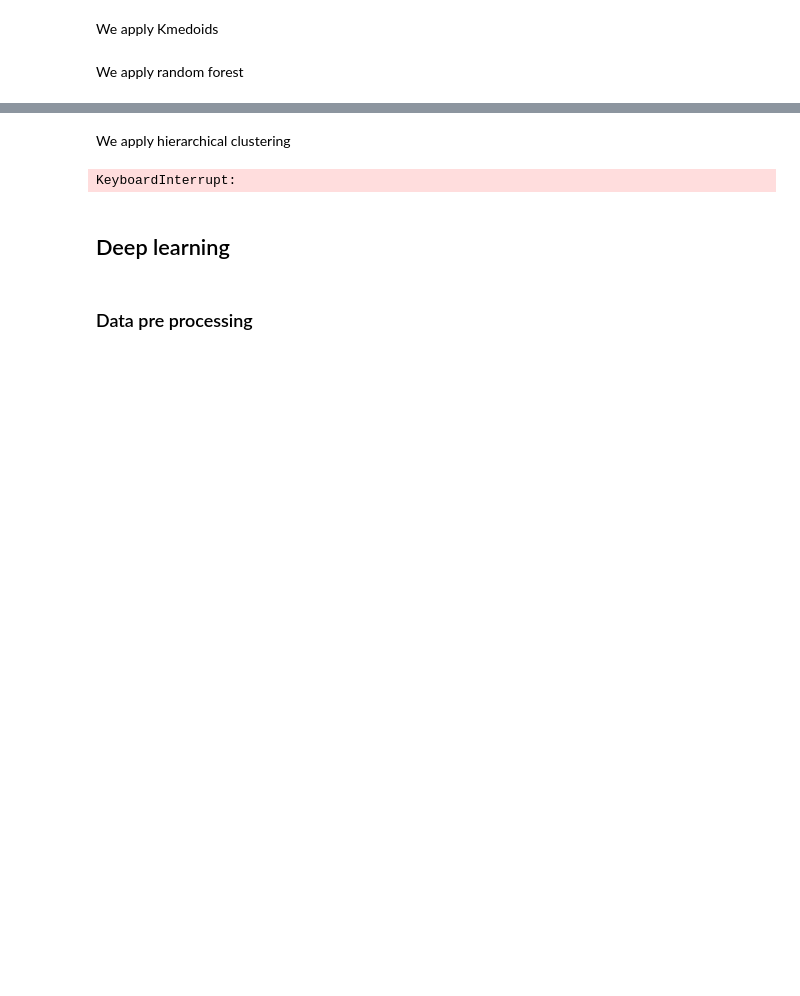
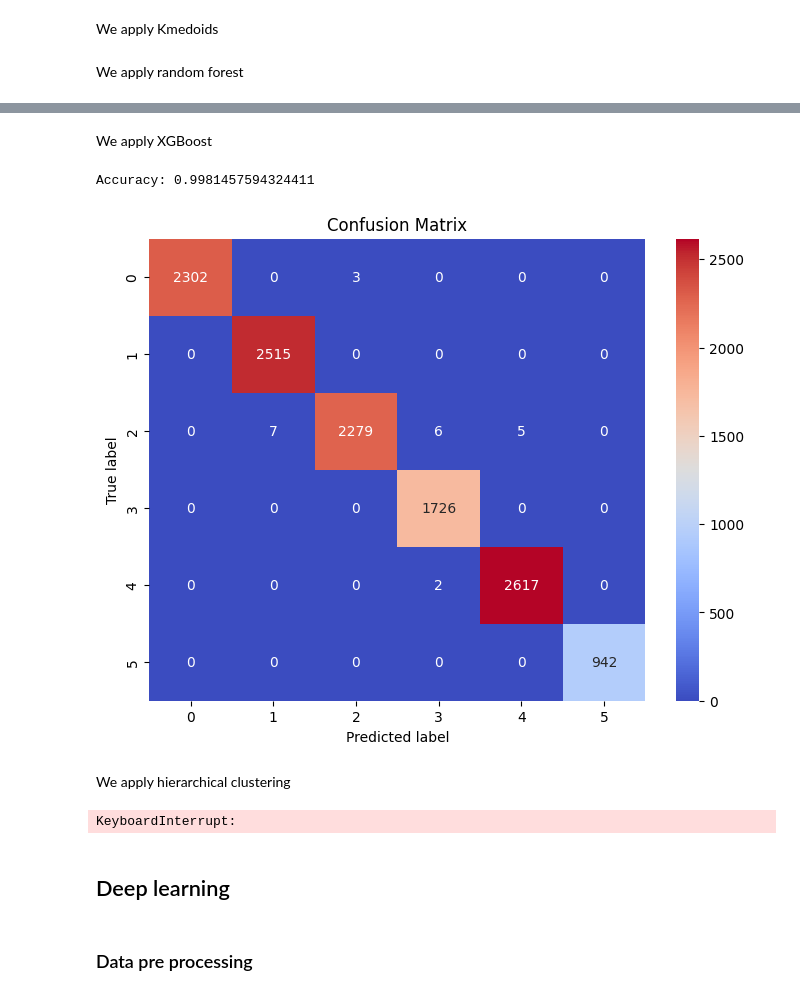
Before and after one commit to Frollamma/progetto-piccialli, a Jupyter notebook: main.ipynb, the cells around one changed output, grey strips where cells are left out. Cells and saved outputs as stored; diff of their text form; code cells hidden in the pictures; blank space fills up the shorter version.

Commit message:
Add xgboost

```diff
--- a/main.ipynb
+++ b/main.ipynb
@@ -878,6 +876,47 @@ Accuracy: 0.9995969042244437
     accuracy                           1.00     12404
    macro avg       1.00      1.00      1.00     12404
 weighted avg       1.00      1.00      1.00     12404
+# %% [markdown]
+We apply XGBoost
+# %%
+# Apply XGBoost
+import xgboost as xgb
+from sklearn.metrics import accuracy_score
+
+# Set the number of estimators
+n_estimators = 10
+
+# Create an instance of the classifier
+clf = xgb.XGBClassifier(n_estimators=n_estimators)
+
+# Train the classifier
+clf.fit(X_train, y_train)
+
+# Predict the labels
+y_pred = clf.predict(X_test)
+
+# Calculate the accuracy
+accuracy = accuracy_score(y_test, y_pred)
+print(f"Accuracy: {accuracy}")
+
+# Print the confusion matrix
+from sklearn.metrics import confusion_matrix
+import seaborn as sns
+import matplotlib.pyplot as plt
+
+# Create the confusion matrix
+conf_matrix = confusion_matrix(y_test, y_pred)
+
+# Plot the confusion matrix
+plt.figure(figsize=(8, 6))
+sns.heatmap(conf_matrix, annot=True, cmap='coolwarm', fmt='d')
+plt.xlabel('Predicted label')
+plt.ylabel('True label')
+plt.title('Confusion Matrix')
+plt.show()
+# %% [output]
+Accuracy: 0.9981457594324411
+[figure, added]
 # %% [markdown]
 We apply hierarchical clustering
 # %%
```
Also changed, not shown: parts of 7 cells of this notebook, 1 other file.
